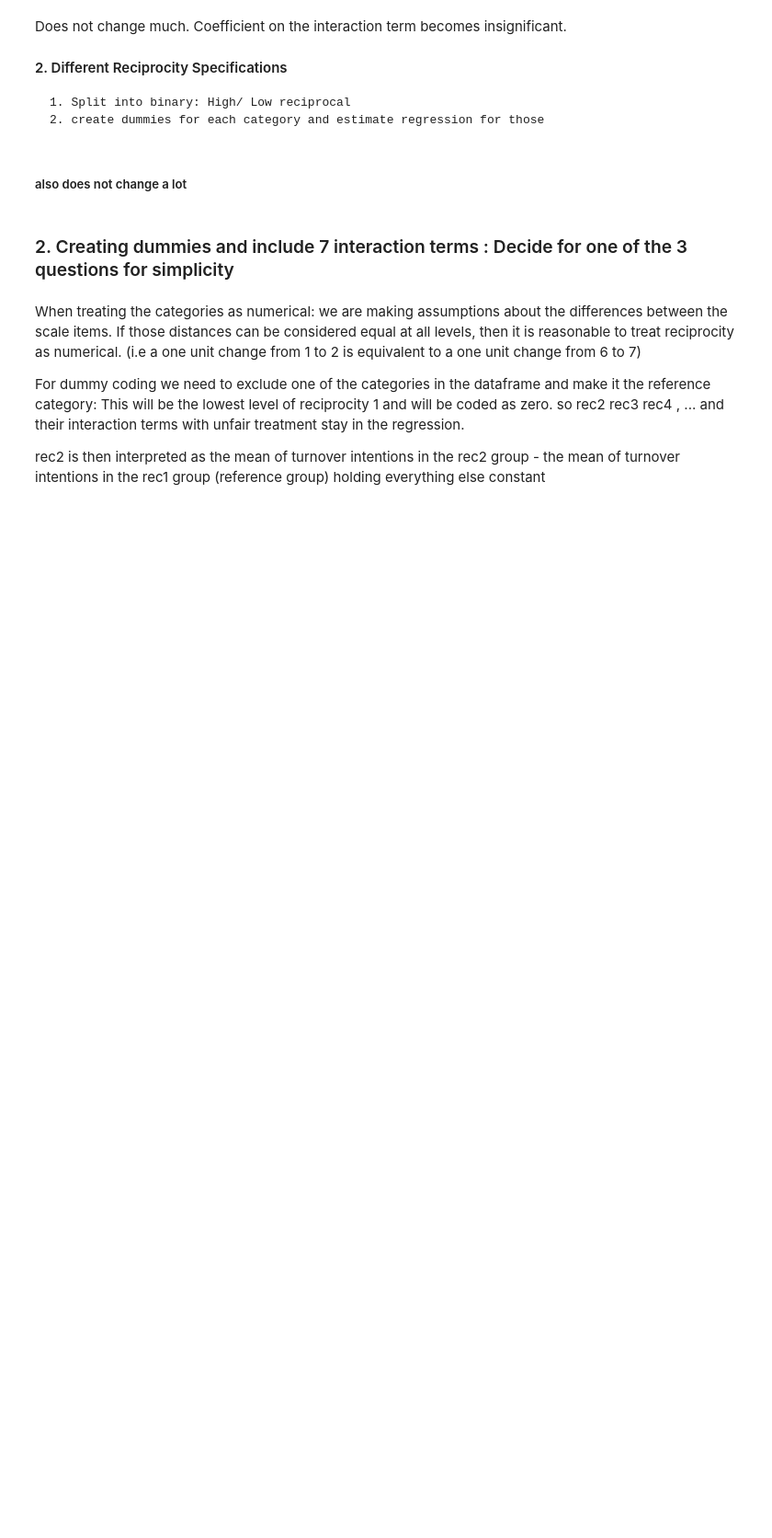
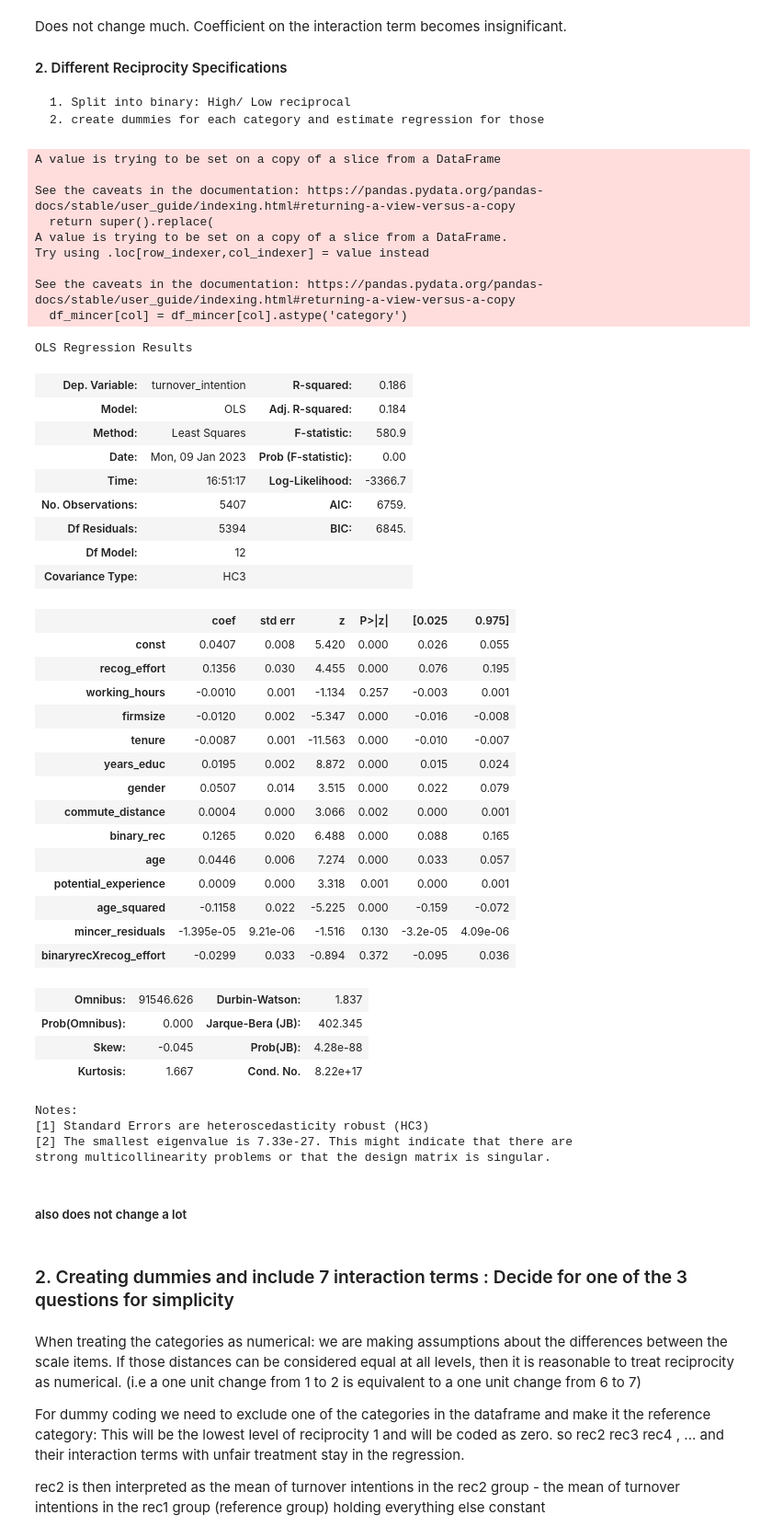
Before and after one commit to maxxxbb/ResearchModule, a Jupyter notebook: src/data_management/FirstRegression.ipynb, the cells around one changed output. Shown at 92% size. Saved outputs shown, nothing was run; the diff lists cells and outputs as text; code cells hidden in the pictures; blank space fills up the shorter version.

```diff
--- a/src/data_management/FirstRegression.ipynb
+++ b/src/data_management/FirstRegression.ipynb
@@ -442,23 +491,66 @@ Does not change much. Coefficient on the interaction term becomes insignificant.
 # %%
 # 1. optional argument:  rc_binary ==1 . Split up from when average bigger than 3
 dfrc2 = include_jobchangers(add_mincer_residuals(merge_and_clean(df_05,df_06,df_07,work07,rc_rec_binary=1)))
 # specify columns which we need for regression by dropping everything else
 dfrc_binary = dfrc2.drop(columns=['similar_problems', 'take_revenge', 'insult_back','felt_recog_sup', 'felt_recog_effort',
        'recog_personal', 'felt_recog_personal', 'recog_pay', 'felt_recog_pay', 'year_birth', 'new_job',
-       'reason_new_job', 'school_degree','overtime', 'recog_sup','wage_lastmonth', 'age', 'avg_rec', 'rec1' , 'rec2' , 'rec3' , 'rec4', 'rec5' , 'rec6' , 'rec7' , 'work_satisfaction'])
+       'reason_new_job', 'school_degree','overtime', 'recog_sup','wage_lastmonth','avg_rec', 'rec1' , 'rec2' , 'rec3' , 'rec4', 'rec5' , 'rec6' , 'rec7' , 'work_satisfaction'])
 # add interaction term
 dfrc_binary["binaryrecXrecog_effort"] = dfrc_binary["recog_effort"] * dfrc_binary["binary_rec"]
 # drop missing data in regression dataframe
 dfrc_binary = dfrc_binary.dropna()
 ## OLS regression
 from statsmodels.regression.linear_model import OLS
 
 Y = dfrc_binary["turnover_intention"]
 X = dfrc_binary.drop(columns=["turnover_intention"])
 X = sm.add_constant(X)
 model = OLS(Y, X.astype(float))
 lpm_model = model.fit(cov_type= "HC3")
 lpm_model.summary()
+# %% [output]
+A value is trying to be set on a copy of a slice from a DataFrame
+
+See the caveats in the documentation: https://pandas.pydata.org/pandas-docs/stable/user_guide/indexing.html#returning-a-view-versus-a-copy
+  return super().replace(
+A value is trying to be set on a copy of a slice from a DataFrame.
+Try using .loc[row_indexer,col_indexer] = value instead
+
+See the caveats in the documentation: https://pandas.pydata.org/pandas-docs/stable/user_guide/indexing.html#returning-a-view-versus-a-copy
+  df_mincer[col] = df_mincer[col].astype('category')
+OLS Regression Results
+| Dep. Variable: | turnover_intention | R-squared: | 0.186 |
+| Model: | OLS | Adj. R-squared: | 0.184 |
+| Method: | Least Squares | F-statistic: | 580.9 |
+| Date: | Mon, 09 Jan 2023 | Prob (F-statistic): | 0.00 |
+| Time: | 16:51:17 | Log-Likelihood: | -3366.7 |
+| No. Observations: | 5407 | AIC: | 6759. |
+| Df Residuals: | 5394 | BIC: | 6845. |
+| Df Model: | 12 |  |  |
+| Covariance Type: | HC3 |  |  |
+|  | coef | std err | z | P>|z| | [0.025 | 0.975] |
+| const | 0.0407 | 0.008 | 5.420 | 0.000 | 0.026 | 0.055 |
+| recog_effort | 0.1356 | 0.030 | 4.455 | 0.000 | 0.076 | 0.195 |
+| working_hours | -0.0010 | 0.001 | -1.134 | 0.257 | -0.003 | 0.001 |
+| firmsize | -0.0120 | 0.002 | -5.347 | 0.000 | -0.016 | -0.008 |
+| tenure | -0.0087 | 0.001 | -11.563 | 0.000 | -0.010 | -0.007 |
+| years_educ | 0.0195 | 0.002 | 8.872 | 0.000 | 0.015 | 0.024 |
+| gender | 0.0507 | 0.014 | 3.515 | 0.000 | 0.022 | 0.079 |
+| commute_distance | 0.0004 | 0.000 | 3.066 | 0.002 | 0.000 | 0.001 |
+| binary_rec | 0.1265 | 0.020 | 6.488 | 0.000 | 0.088 | 0.165 |
+| age | 0.0446 | 0.006 | 7.274 | 0.000 | 0.033 | 0.057 |
+| potential_experience | 0.0009 | 0.000 | 3.318 | 0.001 | 0.000 | 0.001 |
+| age_squared | -0.1158 | 0.022 | -5.225 | 0.000 | -0.159 | -0.072 |
+| mincer_residuals | -1.395e-05 | 9.21e-06 | -1.516 | 0.130 | -3.2e-05 | 4.09e-06 |
+| binaryrecXrecog_effort | -0.0299 | 0.033 | -0.894 | 0.372 | -0.095 | 0.036 |
+| Omnibus: | 91546.626 | Durbin-Watson: | 1.837 |
+| Prob(Omnibus): | 0.000 | Jarque-Bera (JB): | 402.345 |
+| Skew: | -0.045 | Prob(JB): | 4.28e-88 |
+| Kurtosis: | 1.667 | Cond. No. | 8.22e+17 |
+Notes:
+[1] Standard Errors are heteroscedasticity robust (HC3)
+[2] The smallest eigenvalue is 7.33e-27. This might indicate that there are
+strong multicollinearity problems or that the design matrix is singular.
 # %% [markdown]
 ##### also does not change a lot
 # %% [markdown]
```
Also changed, not shown: parts of 7 cells of this notebook.
